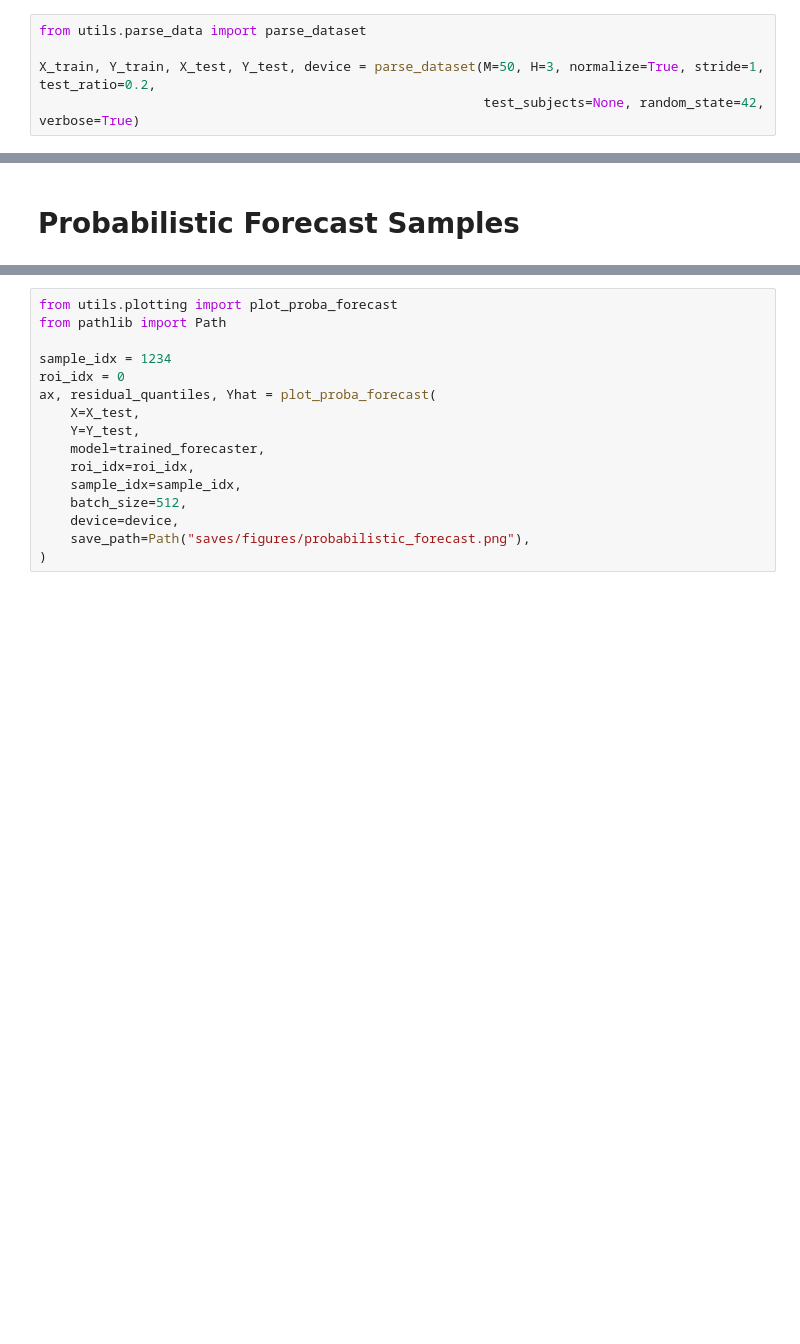
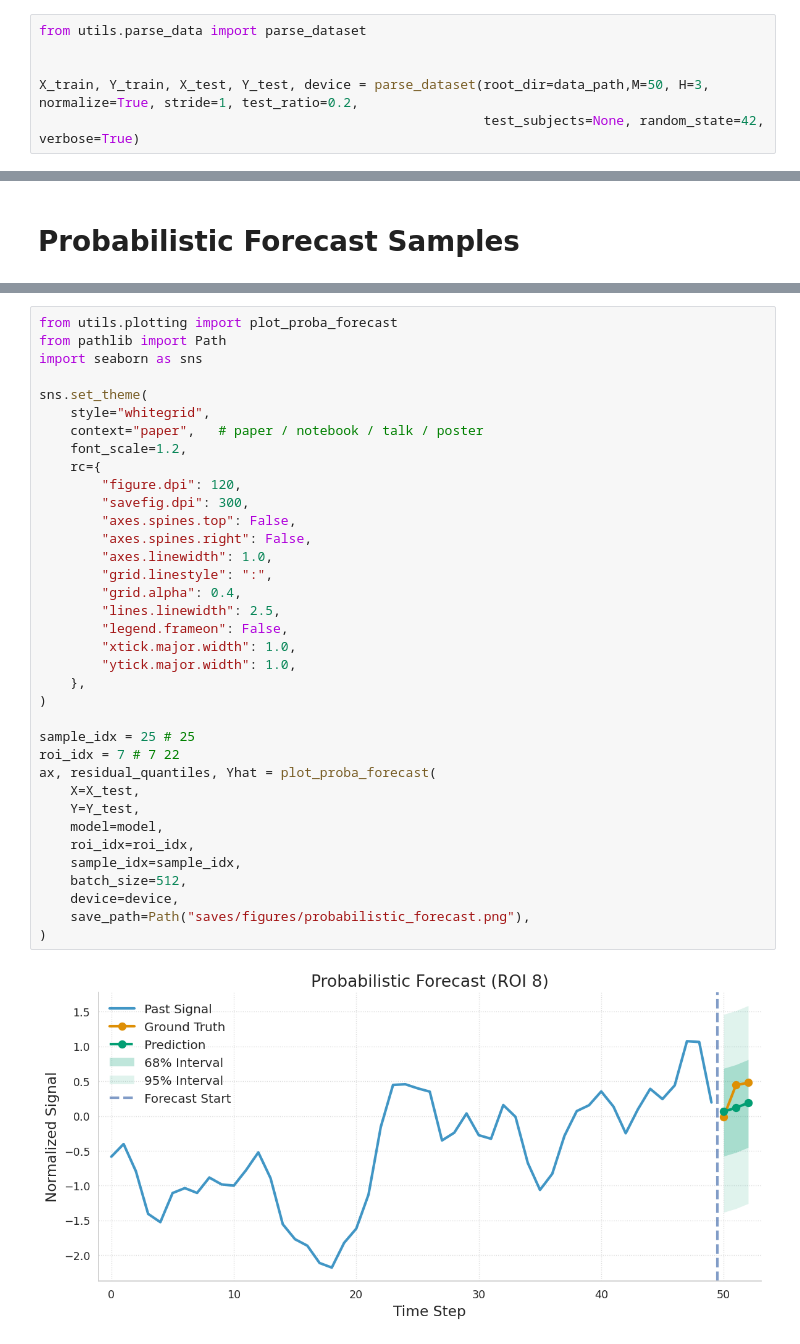
Before and after one commit to ab126/fmri_forecasting, a Jupyter notebook: forecast_models.ipynb, the cells around one changed output, grey strips where cells are left out. Saved outputs shown, nothing was run; the diff lists cells and outputs as text; blank space fills up the shorter version.

Commit message:
added forecasting plots

```diff
--- a/forecast_models.ipynb
+++ b/forecast_models.ipynb
@@ -84,6 +84,7 @@ importlib.reload(utils.parse_data)
 # %%
 from utils.parse_data import parse_dataset
 
-X_train, Y_train, X_test, Y_test, device = parse_dataset(M=50, H=3, normalize=True, stride=1, test_ratio=0.2,
+
+X_train, Y_train, X_test, Y_test, device = parse_dataset(root_dir=data_path,M=50, H=3, normalize=True, stride=1, test_ratio=0.2,
                                                          test_subjects=None, random_state=42, verbose=True)
 # %% [output]
@@ -138,16 +160,38 @@ ValueError: Found array with dim 3, while dim <= 2 is required by Ridge.
 # %%
 from utils.plotting import plot_proba_forecast
 from pathlib import Path
+import seaborn as sns
 
-sample_idx = 1234
-roi_idx = 0
+sns.set_theme(
+    style="whitegrid",
+    context="paper",   # paper / notebook / talk / poster
+    font_scale=1.2,
+    rc={
+        "figure.dpi": 120,
+        "savefig.dpi": 300,
+        "axes.spines.top": False,
+        "axes.spines.right": False,
+        "axes.linewidth": 1.0,
+        "grid.linestyle": ":",
+        "grid.alpha": 0.4,
+        "lines.linewidth": 2.5,
+        "legend.frameon": False,
+        "xtick.major.width": 1.0,
+        "ytick.major.width": 1.0,
+    },
+)
+
+sample_idx = 25 # 25
+roi_idx = 7 # 7 22
 ax, residual_quantiles, Yhat = plot_proba_forecast(
     X=X_test,
     Y=Y_test,
-    model=trained_forecaster,
+    model=model,
     roi_idx=roi_idx,
     sample_idx=sample_idx,
     batch_size=512,
     device=device,
     save_path=Path("saves/figures/probabilistic_forecast.png"),
 )
+# %% [output]
+[figure, added]
```
Also changed, not shown: parts of 7 cells of this notebook, 1 other file.
